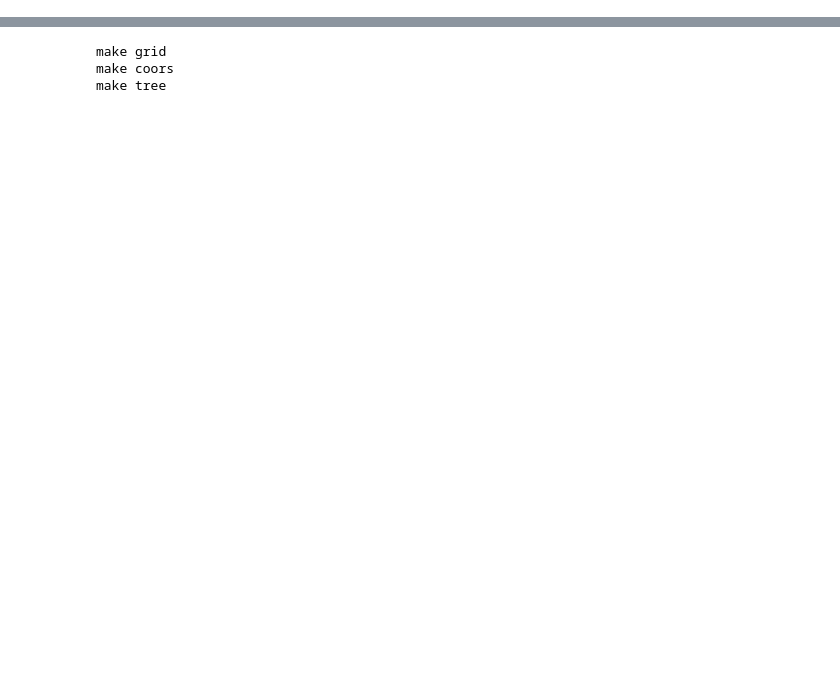
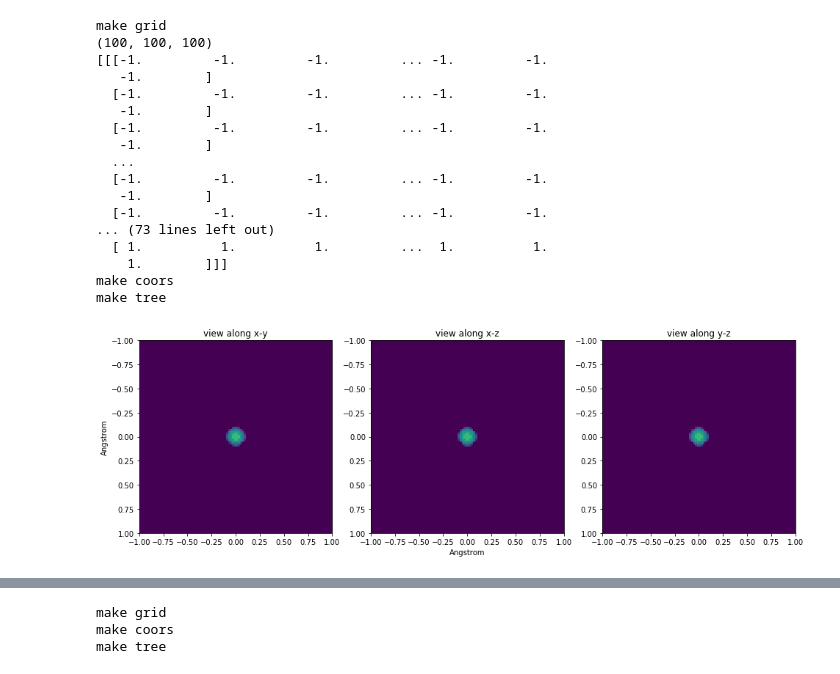
Before and after one commit to dermen/n0t3boox, a Jupyter notebook: kam_simulation_beginnings.ipynb, the cells around one changed output, grey strips where cells are left out. Saved outputs shown, nothing was run; the diff lists cells and outputs as text; code cells hidden in the pictures; blank space fills up the shorter version.

```diff
--- a/kam_simulation_beginnings.ipynb
+++ b/kam_simulation_beginnings.ipynb
@@ -25,3 +16,57 @@ def plot_dens(dens, grid_size, **kwargs):
     plt.subplot(131);plt.imshow( np.sum( dens, axis=2), extent=extent, **kwargs);plt.title("view along x-y");plt.ylabel('Angstrom')
     plt.subplot(132);plt.imshow( np.sum( dens, axis=1), extent=extent, **kwargs);plt.title("view along x-z");plt.xlabel('Angstrom')
     plt.subplot(133);plt.imshow( np.sum( dens, axis=0),extent=extent, **kwargs);plt.title("view along y-z")
+# %%
+# define a grid around a single atom
+grid_size = 2 # angstrom
+grid_spacing = 0.02 # angstrom
+Ngrid_pt = grid_size/grid_spacing
+
+print("make grid")
+
+x,y,z = np.mgrid[
+        -grid_size/2.:grid_size/2.:Ngrid_pt*1j,
+        -grid_size/2.:grid_size/2.:Ngrid_pt*1j,
+        -grid_size/2.:grid_size/2.:Ngrid_pt*1j]
+
+print(x.shape)
+print x
+
+
+print("make coors")
+coors = np.array( zip(x.ravel(), y.ravel(), z.ravel() ))
+print("make tree")
+KD_grid = cKDTree(coors)
+
+single_atom = np.zeros(x.shape)
+lucky_atom = 2
+distances, grid_pos =KD_grid.query( [0,0,0], k=500, distance_upper_bound=3.5)
+n_neighbors = len([ d for d in distances if d != np.inf])
+distances, grid_pos = distances[:n_neighbors],  grid_pos[:n_neighbors]
+
+grid_idx = np.unravel_index( grid_pos, single_atom.shape)
+
+form_fact = scatter.atomic_electrondens( Z, distances )
+
+single_atom[grid_idx] += form_fact
+
+plot_dens( single_atom, grid_size, vmax=3)
+# %% [output]
+make grid
+(100, 100, 100)
+[[[-1.         -1.         -1.         ... -1.         -1.
+   -1.        ]
+  [-1.         -1.         -1.         ... -1.         -1.
+   -1.        ]
+  [-1.         -1.         -1.         ... -1.         -1.
+   -1.        ]
+  ...
+  [-1.         -1.         -1.         ... -1.         -1.
+   -1.        ]
+  [-1.         -1.         -1.         ... -1.         -1.
+... (73 lines left out)
+  [ 1.          1.          1.         ...  1.          1.
+    1.        ]]]
+make coors
+make tree
+[figure, added]
```
Also changed, not shown: parts of 14 cells of this notebook.
